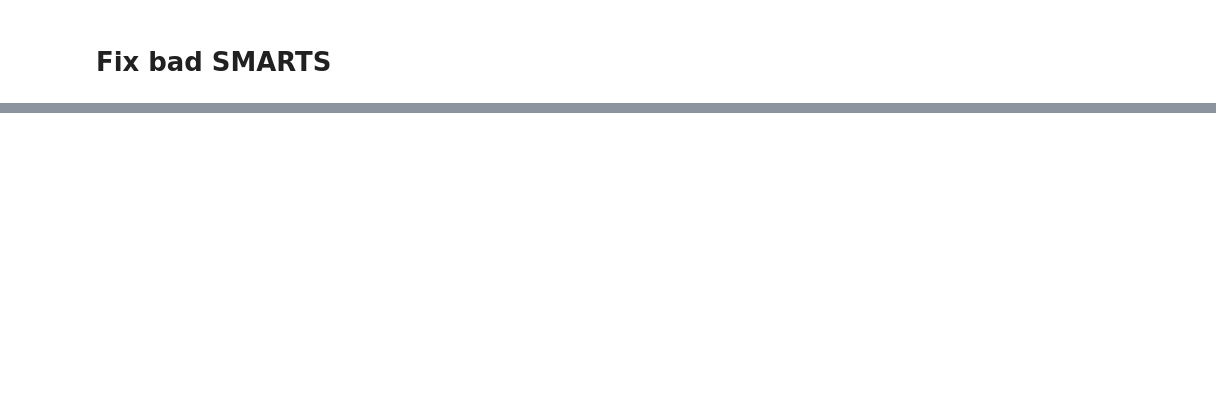
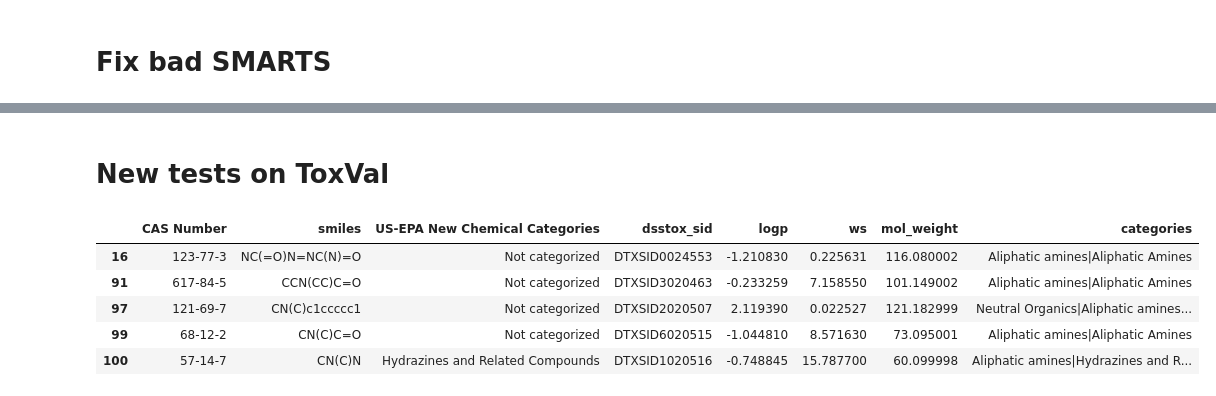
Before and after one commit to georgehelman/genra, a Jupyter notebook: notebooks/rax/rax-genra-epa-categories.ipynb, the cells around one changed output, grey strips where cells are left out. Drawn from its saved outputs; the diff is of its cells as text; code cells hidden in the pictures; blank space fills up the shorter version.

Commit message:
Second pass at writing bad categories

```diff
--- a/notebooks/rax/rax-genra-epa-categories.ipynb
+++ b/notebooks/rax/rax-genra-epa-categories.ipynb
@@ -874,0 +665,3 @@ smarts
+# %%
+mol=Chem.MolFromSmiles('Nc1ccc(N=Nc2ccc(cc2)-c2ccc(cc2)N=Nc2c(N)c3c(O)c(N=Nc4ccccc4)c(cc3cc2S(O)(=O)=O)S(O)(=O)=O)c(N)c1')
+test({'mol':mol})
@@ -874,0 +670,34 @@ smarts
+# %%
+new_tests.update({k:q.query for k,q in tests.iteritems()})
+# %% [markdown]
+<h1>New tests on ToxVal</h1>
+# %%
+toxval_cats={}
+for i,row in tv.iterrows():
+    record=dict(row)
+    sid=record['dsstox_sid']
+    mol=Chem.MolFromSmiles(record['smiles'])
+    if not mol:
+        print(i)
+        continue
+    record['mol']=mol
+    categories=[category for category,test in new_tests.iteritems() if test(record)]
+    if len(categories)==0:
+        toxval_cats[sid]='Not categorized'
+    else:
+        toxval_cats[sid]=categories='|'.join(categories)
+# %%
+tv['categories']=tv['dsstox_sid'].map(toxval_cats)
+tv=tv[pd.notnull(tv['categories'])]
+# %%
+category='Aliphatic Amines'
+with pd.option_context('display.max_colwidth',200,'display.max_rows',None):
+    tv[~(tv['US-EPA New Chemical Categories'].str.contains(category)) & (tv['categories'].str.contains(category))].head()
+    #tv[(tv['categories'].str.contains(category)) & (tv['US-EPA New Chemical Categories'].str.contains(category))]
+# %% [output]
+|  | CAS Number | smiles | US-EPA New Chemical Categories | dsstox_sid | logp | ws | mol_weight | categories |
+| 16 | 123-77-3 | NC(=O)N=NC(N)=O | Not categorized | DTXSID0024553 | -1.210830 | 0.225631 | 116.080002 | Aliphatic amines|Aliphatic Amines |
+| 91 | 617-84-5 | CCN(CC)C=O | Not categorized | DTXSID3020463 | -0.233259 | 7.158550 | 101.149002 | Aliphatic amines|Aliphatic Amines |
+| 97 | 121-69-7 | CN(C)c1ccccc1 | Not categorized | DTXSID2020507 | 2.119390 | 0.022527 | 121.182999 | Neutral Organics|Aliphatic amines... |
+| 99 | 68-12-2 | CN(C)C=O | Not categorized | DTXSID6020515 | -1.044810 | 8.571630 | 73.095001 | Aliphatic amines|Aliphatic Amines |
+| 100 | 57-14-7 | CN(C)N | Hydrazines and Related Compounds | DTXSID1020516 | -0.748845 | 15.787700 | 60.099998 | Aliphatic amines|Hydrazines and R... |
```
Also changed, not shown: parts of 74 cells of this notebook.
